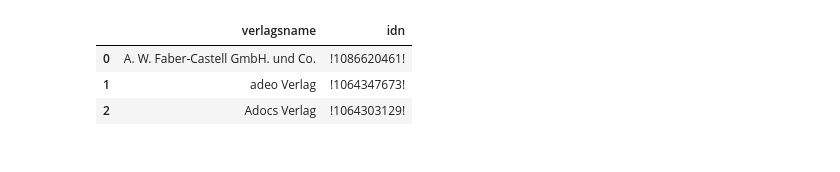
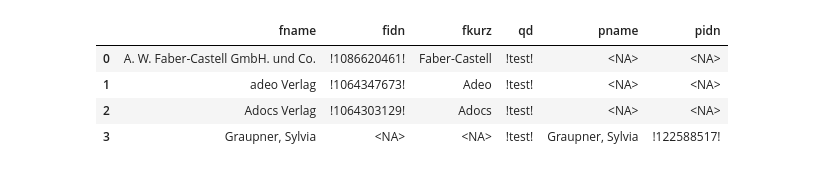
Before and after one commit to buchmuseum/zeitkapsel, a Jupyter notebook: skript/excel_qd.ipynb, the cells around one changed output. Saved outputs shown, nothing was run; the diff lists cells and outputs as text; code cells hidden in the pictures.

```diff
--- a/skript/excel_qd.ipynb
+++ b/skript/excel_qd.ipynb
@@ -5,10 +5,12 @@ import xlsxwriter
 
 rawpath = "../raw"
 # %%
-df = pd.read_excel(f"{rawpath}/qd-stand.xlsx")
+df = pd.read_excel(f"{rawpath}/qd-stand.xlsx", names=['fname','fidn','fkurz','qd','pname','pidn'], dtype='string')
+df = df.apply(lambda x: x.str.strip())
 df.head()
 # %% [output]
-|  | verlagsname | idn |
-| 0 | A. W. Faber-Castell GmbH. und Co. | !1086620461! |
-| 1 | adeo Verlag | !1064347673! |
-| 2 | Adocs Verlag | !1064303129! |
+|  | fname | fidn | fkurz | qd | pname | pidn |
+| 0 | A. W. Faber-Castell GmbH. und Co. | !1086620461! | Faber-Castell | !test! | <NA> | <NA> |
+| 1 | adeo Verlag | !1064347673! | Adeo | !test! | <NA> | <NA> |
+| 2 | Adocs Verlag | !1064303129! | Adocs | !test! | <NA> | <NA> |
+| 3 | Graupner, Sylvia | <NA> | <NA> | !test! | Graupner, Sylvia | !122588517! |
```
Also changed, not shown: parts of 2 cells of this notebook, 20 other files.
